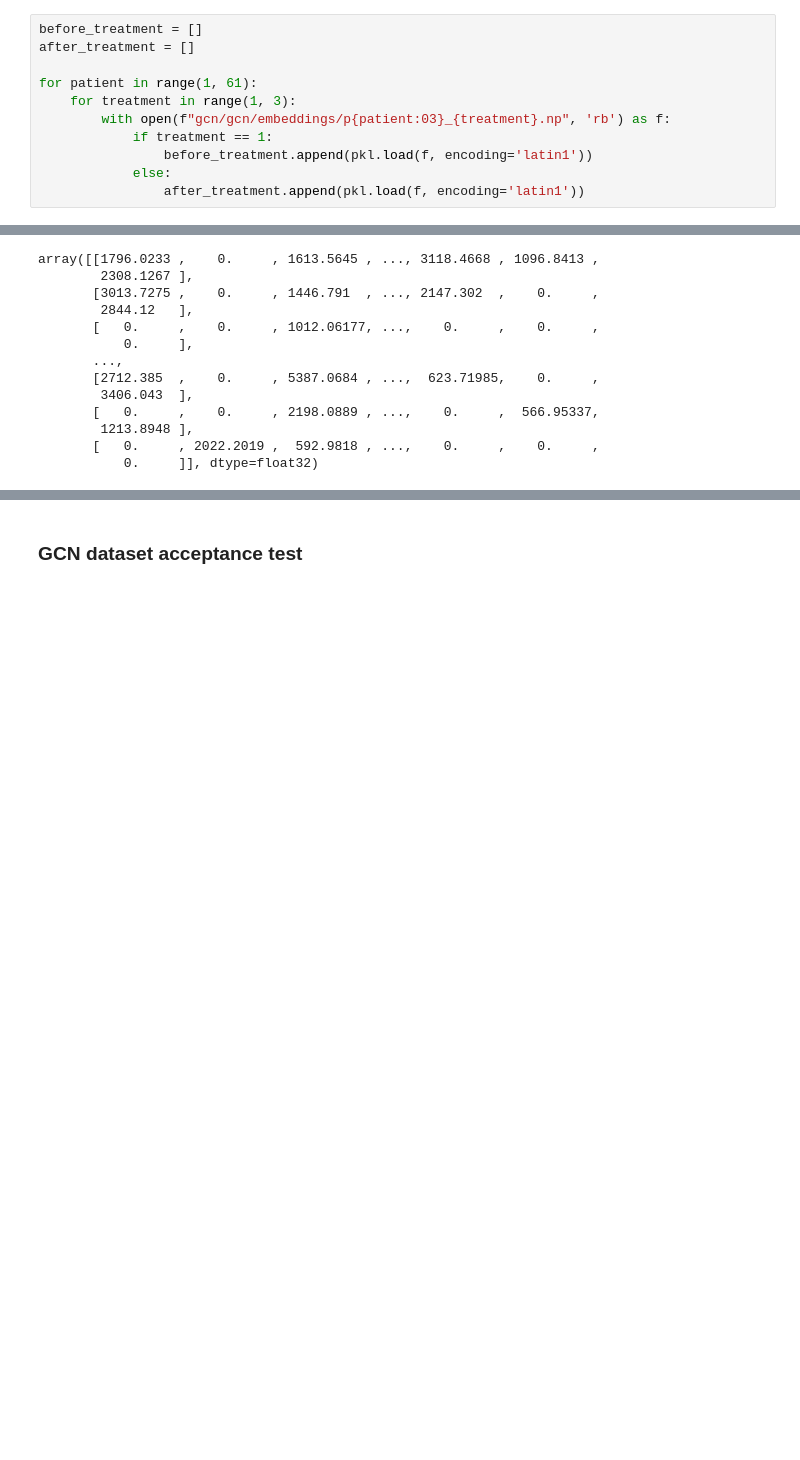
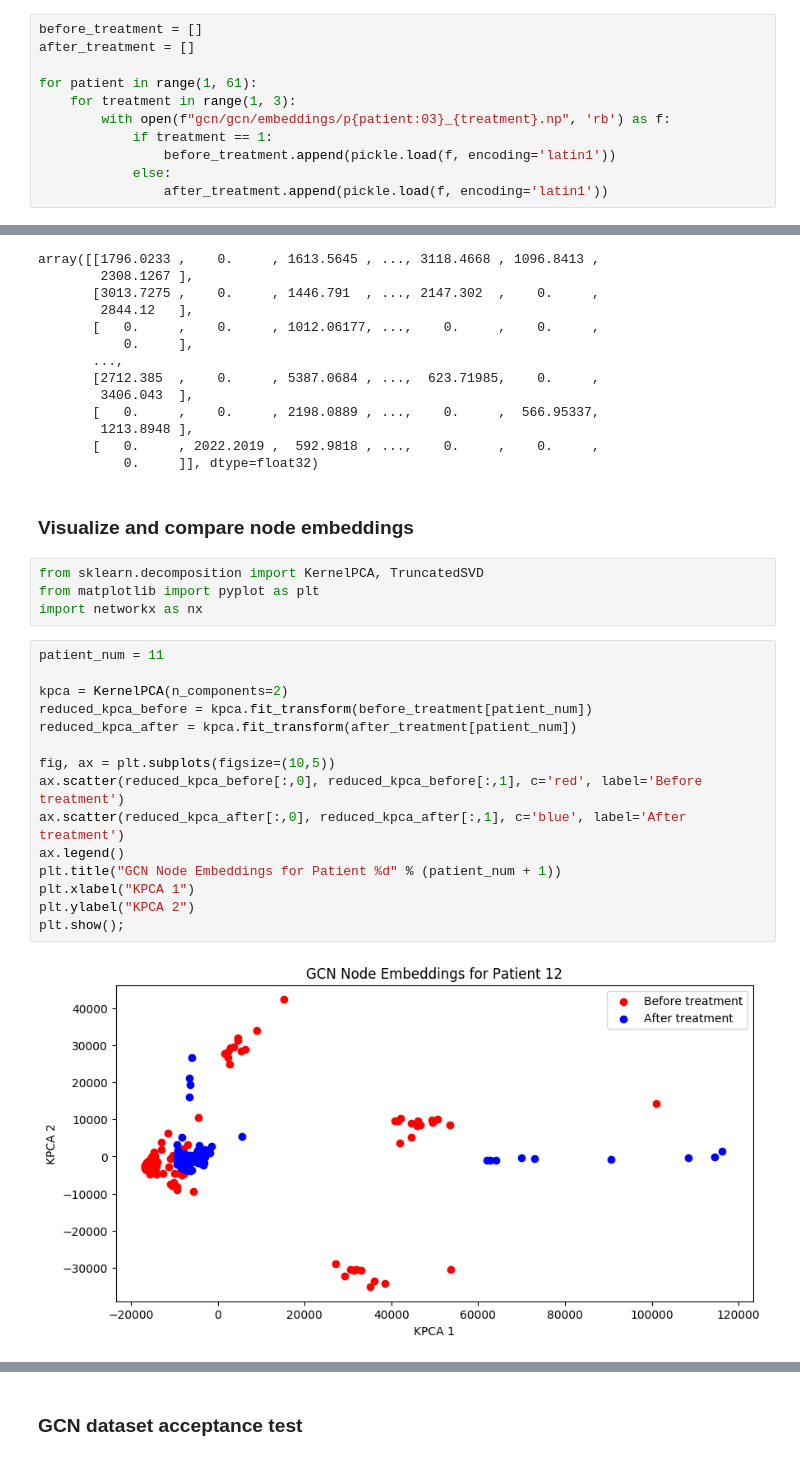
Before and after one commit to chrisonntag/resting-state-fMRI, a Jupyter notebook: preprocessing.ipynb, the cells around one changed output, grey strips where cells are left out. Cells and saved outputs as stored; diff of their text form; blank space fills up the shorter version.

Commit message:
Add graph and node embeddings visualizations

```diff
--- a/preprocessing.ipynb
+++ b/preprocessing.ipynb
@@ -232,9 +234,9 @@ for patient in range(1, 61):
     for treatment in range(1, 3):
         with open(f"gcn/gcn/embeddings/p{patient:03}_{treatment}.np", 'rb') as f:
             if treatment == 1:
-                before_treatment.append(pkl.load(f, encoding='latin1'))
+                before_treatment.append(pickle.load(f, encoding='latin1'))
             else:
-                after_treatment.append(pkl.load(f, encoding='latin1'))
+                after_treatment.append(pickle.load(f, encoding='latin1'))
 # %%
 len(before_treatment)
 # %% [output]
@@ -255,3 +257,26 @@ array([[1796.0233 ,    0.     , 1613.5645 , ..., 3118.4668 , 1096.8413 ,
         1213.8948 ],
        [   0.     , 2022.2019 ,  592.9818 , ...,    0.     ,    0.     ,
            0.     ]], dtype=float32)
+# %% [markdown]
+### Visualize and compare node embeddings
+# %%
+from sklearn.decomposition import KernelPCA, TruncatedSVD
+from matplotlib import pyplot as plt
+import networkx as nx
+# %%
+patient_num = 11
+
+kpca = KernelPCA(n_components=2)
+reduced_kpca_before = kpca.fit_transform(before_treatment[patient_num])
+reduced_kpca_after = kpca.fit_transform(after_treatment[patient_num])
+
+fig, ax = plt.subplots(figsize=(10,5))
+ax.scatter(reduced_kpca_before[:,0], reduced_kpca_before[:,1], c='red', label='Before treatment')
+ax.scatter(reduced_kpca_after[:,0], reduced_kpca_after[:,1], c='blue', label='After treatment')
+ax.legend()
+plt.title("GCN Node Embeddings for Patient %d" % (patient_num + 1))
+plt.xlabel("KPCA 1")
+plt.ylabel("KPCA 2")
+plt.show();
+# %% [output]
+[figure, added]
```
Also changed, not shown: parts of 5 cells of this notebook.
